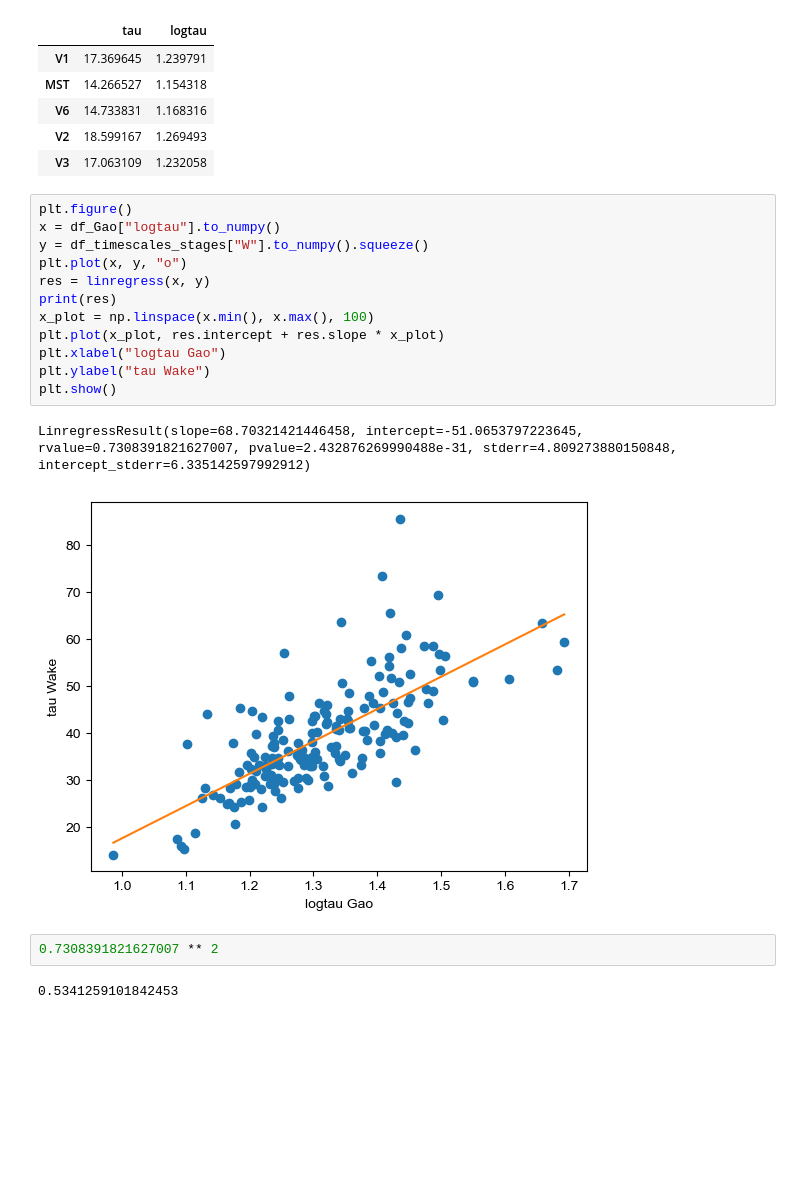
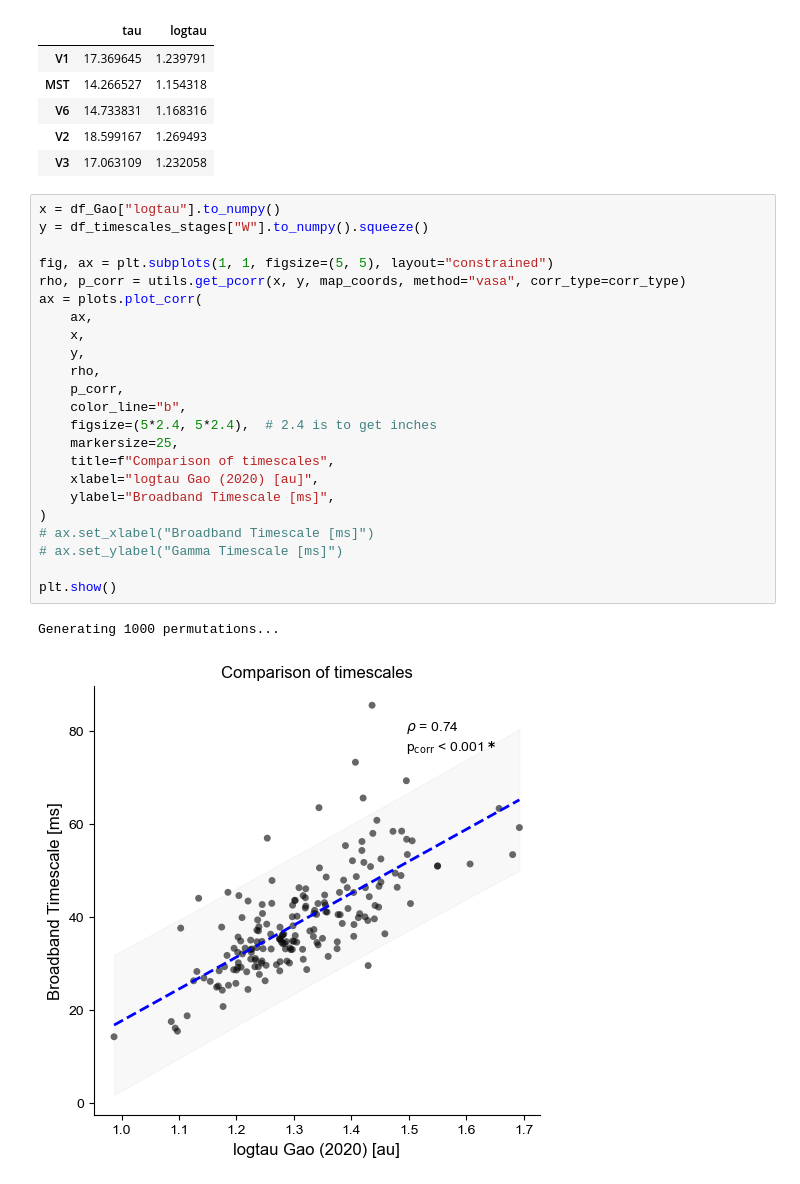
Before and after one commit to cusinatr/MNI-Analysis, a Jupyter notebook: Analysis/Figures/Fig_broadband.ipynb, the cells around one changed output. Drawn from its saved outputs; the diff is of its cells as text; blank space fills up the shorter version.

```diff
--- a/Analysis/Figures/Fig_broadband.ipynb
+++ b/Analysis/Figures/Fig_broadband.ipynb
@@ -450,22 +463,29 @@ df_Gao.head()
 | V6 | 14.733831 | 1.168316 |
 | V2 | 18.599167 | 1.269493 |
 | V3 | 17.063109 | 1.232058 |
-# %%
-plt.figure()
-x = df_Gao["logtau"].to_numpy()
-y = df_timescales_stages["W"].to_numpy().squeeze()
-plt.plot(x, y, "o")
-res = linregress(x, y)
-print(res)
-x_plot = np.linspace(x.min(), x.max(), 100)
-plt.plot(x_plot, res.intercept + res.slope * x_plot)
-plt.xlabel("logtau Gao")
-plt.ylabel("tau Wake")
-plt.show()
-# %% [output]
-LinregressResult(slope=68.70321421446458, intercept=-51.0653797223645, rvalue=0.7308391821627007, pvalue=2.432876269990488e-31, stderr=4.809273880150848, intercept_stderr=6.335142597992912)
-[figure, removed]
-# %%
-0.7308391821627007 ** 2
-# %% [output]
-0.5341259101842453
+# %%
+x = df_Gao["logtau"].to_numpy()
+y = df_timescales_stages["W"].to_numpy().squeeze()
+
+fig, ax = plt.subplots(1, 1, figsize=(5, 5), layout="constrained")
+rho, p_corr = utils.get_pcorr(x, y, map_coords, method="vasa", corr_type=corr_type)
+ax = plots.plot_corr(
+    ax,
+    x,
+    y,
+    rho,
+    p_corr,
+    color_line="b",
+    figsize=(5*2.4, 5*2.4),  # 2.4 is to get inches
+    markersize=25,
+    title=f"Comparison of timescales",
+    xlabel="logtau Gao (2020) [au]",
+    ylabel="Broadband Timescale [ms]",
+)
+# ax.set_xlabel("Broadband Timescale [ms]")
+# ax.set_ylabel("Gamma Timescale [ms]")
+
+plt.show()
+# %% [output]
+Generating 1000 permutations...
+[figure, added]
```
Also changed, not shown: parts of 5 cells of this notebook, 3 other files.
